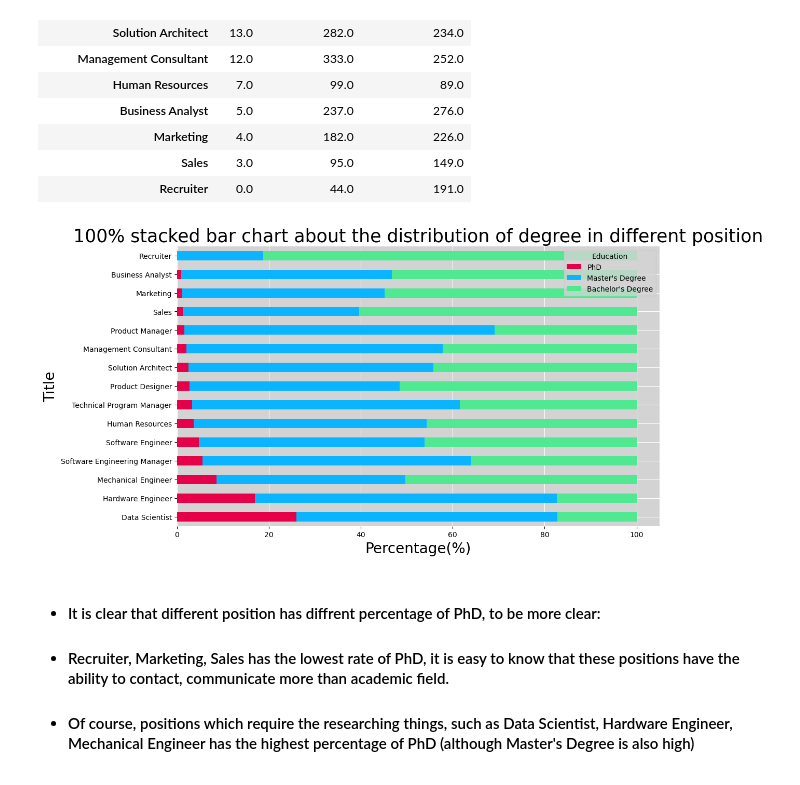
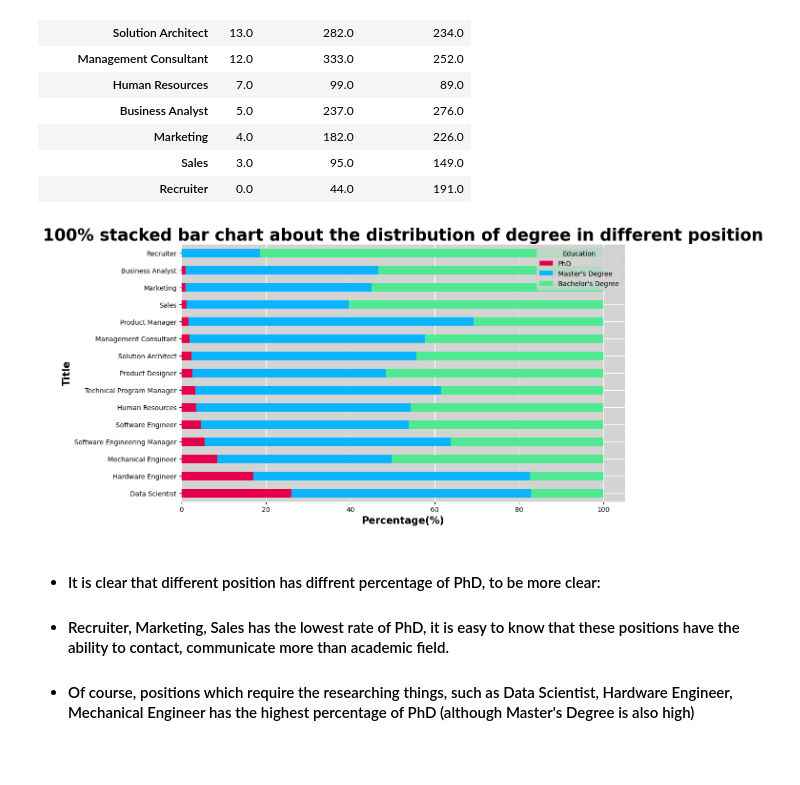
Before and after one commit to hoangvo1902/CSC17104_PROGRAMMING-FOR-DATA-SCIENCE, a Jupyter notebook: Final project_Completed.ipynb, the cells around one changed output. Cells and saved outputs as stored; diff of their text form; code cells hidden in the pictures.

```diff
--- a/Final project_Completed.ipynb
+++ b/Final project_Completed.ipynb
@@ -586,13 +586,13 @@ df_order
 # %%
 df_percentage = df_order.apply(lambda col: col*100/df_2column.sum(axis=1))
 df_percentage = df_percentage.sort_values('PhD', ascending=False)
 df_percentage.plot(kind='barh', stacked=True, figsize=(12, 7))
-plt.xlabel('Percentage(%)', fontsize=20)
-plt.ylabel('Title', fontsize=20)
-plt.title('100% stacked bar chart about the distribution of degree in different position', fontsize=25);
+plt.xlabel('Percentage(%)', fontsize=15, fontweight ='bold')
+plt.ylabel('Title', fontsize=15, fontweight ='bold')
+plt.title('100% stacked bar chart about the distribution of degree in different position', fontsize=25, fontweight ='bold');
 plt.grid(True);
 # %% [output]
-[figure, old version]
+[figure, new version]
 # %% [markdown]
 - #### It is clear that different position has diffrent percentage of PhD, to be more clear:
 - #### Recruiter, Marketing, Sales has the lowest rate of PhD, it is easy to know that these positions have the ability to contact, communicate more than academic field.
```
Also changed, not shown: parts of 3 cells of this notebook.
